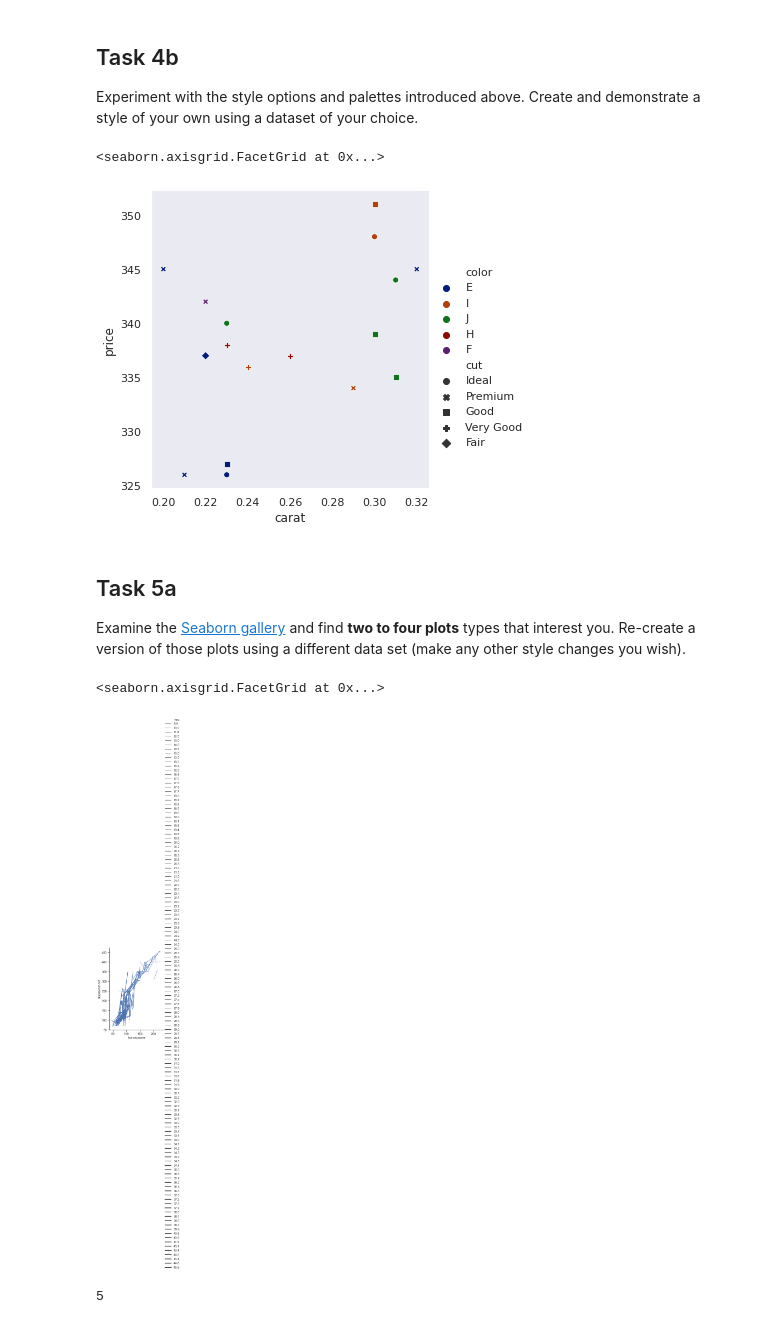
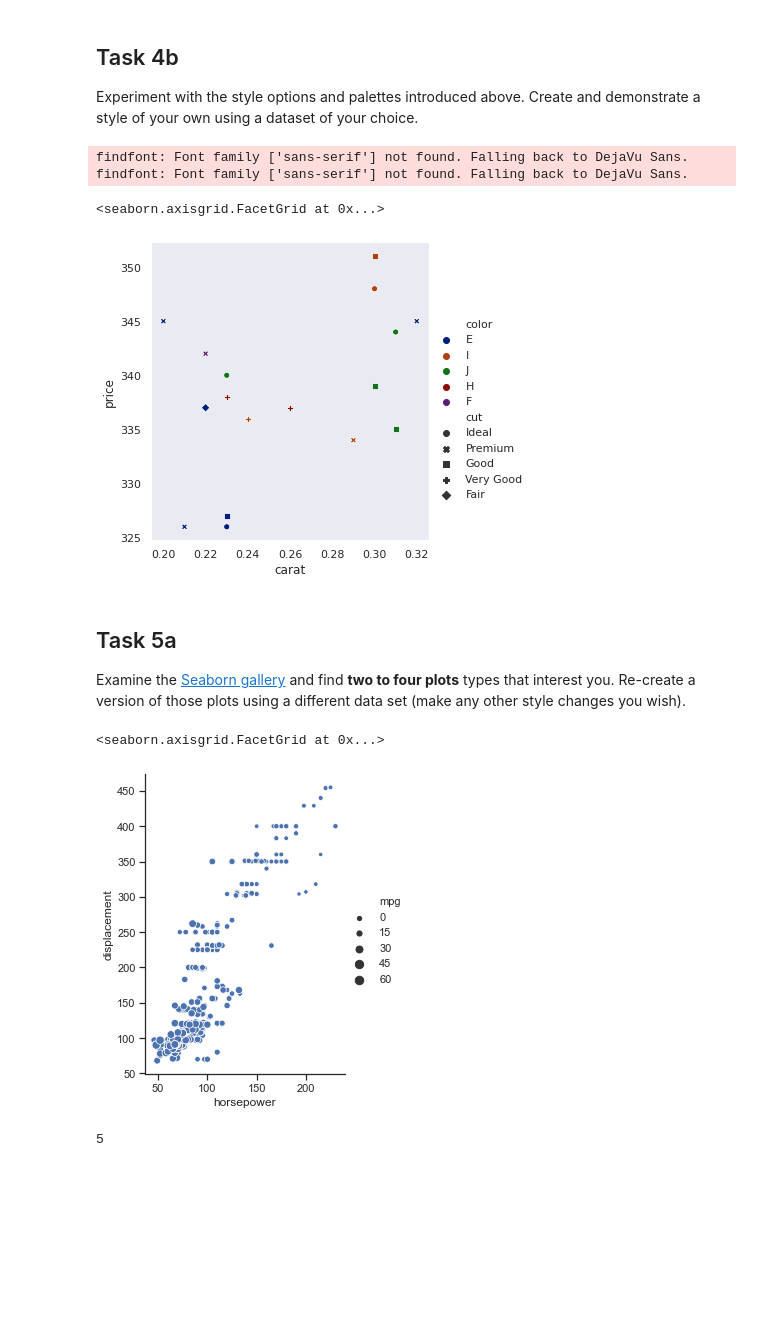
Before and after one commit to ecstowe/AFS505_u2, a Jupyter notebook: Stowe_L08-Seaborn-Practice.ipynb, the cells around one changed output. Cells and saved outputs as stored; diff of their text form; code cells hidden in the pictures; blank space fills up the shorter version.

```diff
--- a/Stowe_L08-Seaborn-Practice.ipynb
+++ b/Stowe_L08-Seaborn-Practice.ipynb
@@ -231,13 +220,15 @@ sns.relplot(x = 'carat', y = 'price', data = diamonds, hue = 'color', style = 'c
 Experiment with the style options and palettes introduced above. Create and demonstrate a style of your own using a dataset of your choice.
 # %%
 custom_style = {'figure.facecolor': 'white', 'axis.facecolor': 'black', 'xtick.direction':'out', 'ytick.direction':'out',
-'font.family':'sans-sefif', 'font.sans-serif': 'Helvetica'}
+'font.family':'sans-serif', 'font.sans-serif': 'Helvetica'}
 colors = sns.color_palette('dark', 5)
 sns.set_style("dark", custom_style)
 
 sns.relplot(x = 'carat', y = 'price', data = diamonds, hue = 'color', style = 'cut', palette=colors)
 # %% [output]
-<seaborn.axisgrid.FacetGrid at 0x...>
+findfont: Font family ['sans-serif'] not found. Falling back to DejaVu Sans.
+findfont: Font family ['sans-serif'] not found. Falling back to DejaVu Sans.
+<seaborn.axisgrid.FacetGrid at 0x...>
 [figure]
 # %% [markdown]
 ## Task 5a
@@ -246,18 +237,18 @@ Examine the [Seaborn gallery](https://seaborn.pydata.org/examples/index.html) an
 # %%
 sns.set(style="ticks")
 
 mpg_df = sns.load_dataset("mpg")
 
 
 # Plot the lines on two facets
 sns.relplot(x="horsepower", y="displacement",
             size="mpg",
-           size_order=["T1", "T2"],
+
             height=5, aspect=.75, facet_kws=dict(sharex=False),
-            kind="line", legend="full", data=mpg_df)
+            kind="scatter", data=mpg_df)
 # %% [output]
 <seaborn.axisgrid.FacetGrid at 0x...>
-[figure, old version]
+[figure, new version]
 # %%
 mpg_df['cylinders'].nunique()
 # %% [output]
```
Also changed, not shown: parts of 11 cells of this notebook, 3 other files.
